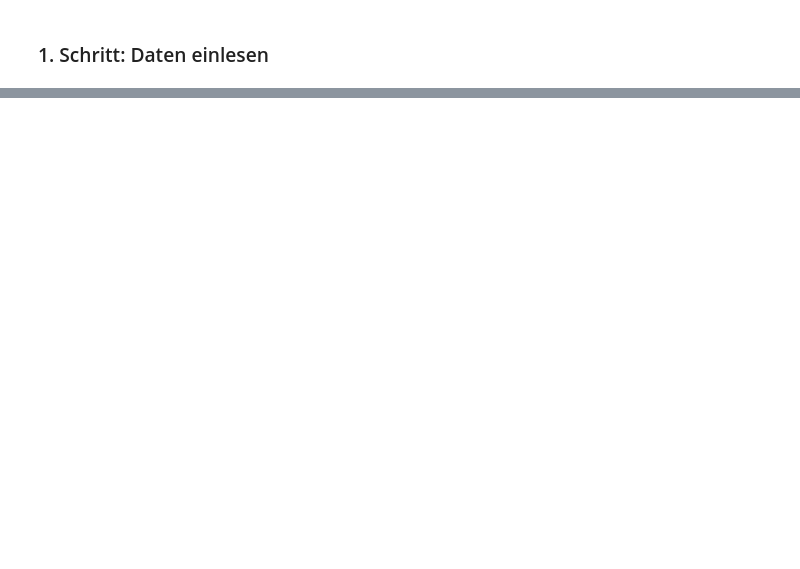
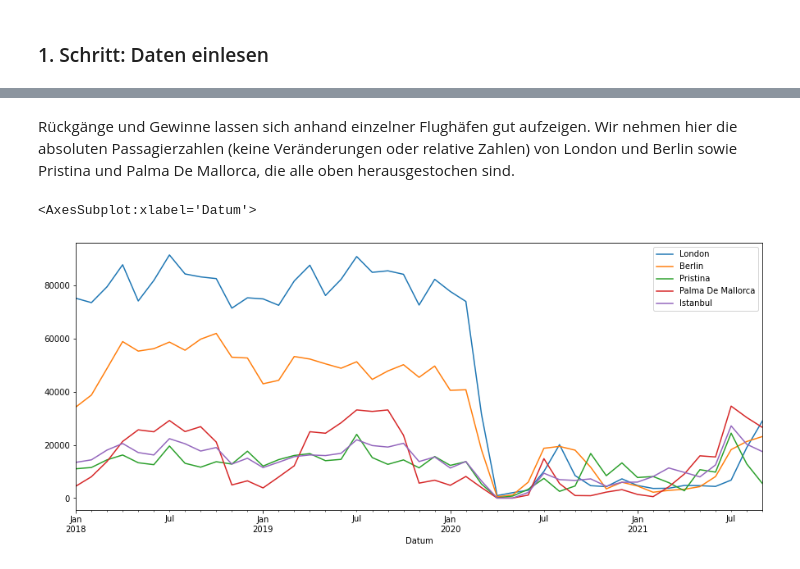
Before and after one commit to ruben-sg/Entwicklung-Flugverkehr-ZRH, a Jupyter notebook: destinationen/Destinationen.ipynb, the cells around one changed output, grey strips where cells are left out. Drawn from its saved outputs; the diff is of its cells as text; code cells hidden in the pictures; blank space fills up the shorter version.

```diff
--- a/destinationen/Destinationen.ipynb
+++ b/destinationen/Destinationen.ipynb
@@ -47,7 +46,6 @@ end['Datum'] =  pd.to_datetime(end['Datum'], format='%Y-%m')
 etappe['Passagiere'] = etappe['Passagiere'] + etappe['Transitpassagiere']
 etappe.drop('Transitpassagiere', axis=1, inplace=True)
 # %%
-#Wir pivotieren das Dataframe und trennen dabei im Datafram etappe gleich Flüge und Passagiere (im Dataframe end sind die Flüge nicht erfasst.)
-etappe_pax = etappe.pivot(index='Datum', columns=['Zielkontinent','Zielland','Ort/Flughafen'], values='Passagiere')
-etappe_flights = etappe.pivot(index='Datum', columns=['Zielkontinent','Zielland','Ort/Flughafen'], values='Flüge')
-end_pax = end.pivot(index='Datum', columns=['Kontinent','Zielland','Ort/Flughafen'], values='Passagiere')
+#Wir pivotieren das Dataframe und trennen dabei gleich Flüge und Passagiere.
+etappe_pax = etappe.pivot(index='Datum', columns=['Ort/Flughafen'], values='Passagiere')
+etappe_flights = etappe.pivot(index='Datum', columns=['Ort/Flughafen'], values='Flüge')
@@ -89,0 +52,4 @@ dftop
+# %%
+#In der weiteren Betrachtung hat sich gezeigt, dass Istanbul zweifach erfasst ist. Die beiden Spalten verschmelzen wir.
+etappe_pax["Istanbul"] = etappe_pax.fillna(0)["Istanbul"] + etappe_pax.fillna(0)["Istanbul Sabiha Gokcen"]
+etappe_pax.drop("Istanbul Sabiha Gokcen", axis=1, inplace=True)
@@ -89,0 +101,4 @@ dftop
+# %%
+#NaN zu 0 machen
+etappe_pax = etappe_pax.fillna(0)
+etappe_pax_rel = etappe_pax_rel.fillna(0)
@@ -89,0 +370,12 @@ dftop
+# %% [markdown]
+Rückgänge und Gewinne lassen sich anhand einzelner Flughäfen gut aufzeigen. Wir nehmen hier die absoluten Passagierzahlen (keine Veränderungen oder relative Zahlen) von London und Berlin sowie Pristina und Palma De Mallorca, die alle oben herausgestochen sind.
+# %%
+entwicklung = pd.concat([etappe_pax.filter(like="London"),etappe_pax.filter(like='Berlin'),etappe_pax.filter(like='Pristina'),etappe_pax.filter(like='Palma De Mallorca'),etappe_pax.filter(like="Istanbul")], axis=1)
+columns = ["London","Berlin","Pristina","Palma De Mallorca","Istanbul"]
+entwicklung.columns = columns
+entwicklung.to_csv('Entwicklung.csv')
+# %%
+entwicklung.plot(figsize=(15,6))
+# %% [output]
+<AxesSubplot:xlabel='Datum'>
+[figure, added]
```
Also changed, not shown: parts of 43 cells of this notebook, 19 other files.
